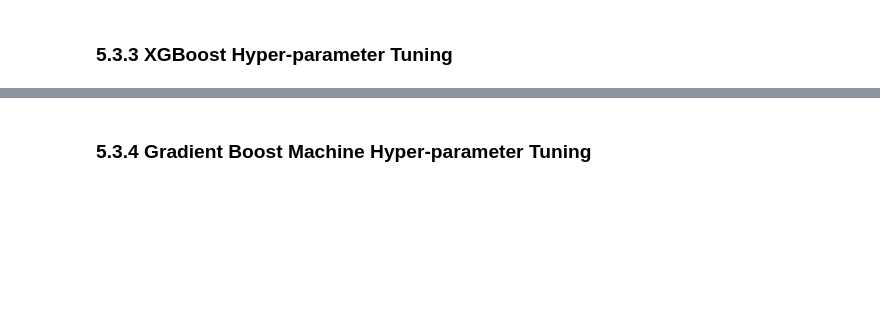
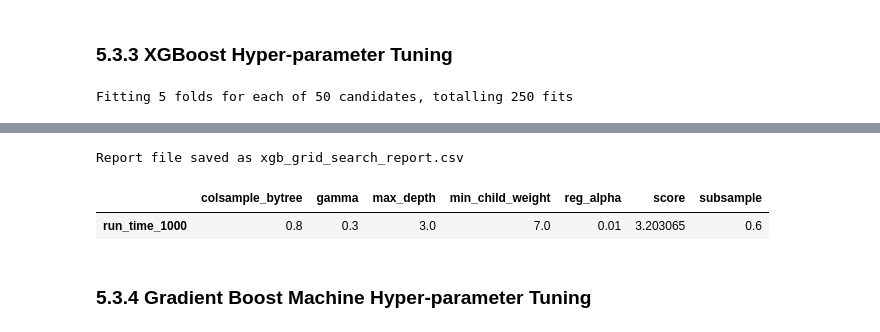
Before and after one commit to terryluzj/ba-fyp-sports-analytics, a Jupyter notebook: analysis/predictive/regression_models.ipynb, the cells around one changed output, grey strips where cells are left out. Saved outputs shown, nothing was run; the diff lists cells and outputs as text; code cells hidden in the pictures; blank space fills up the shorter version.

Commit message:
Changed the default iteration number for randomized grid search

```diff
--- a/analysis/predictive/regression_models.ipynb
+++ b/analysis/predictive/regression_models.ipynb
@@ -225,12 +272,14 @@ get_best_model(mc, 'rf', RandomForestRegressor, rf_tuned_params, n_jobs=-1, rand
 # %%
 xgb_tuned_params = {
     'max_depth': np.arange(3, 11, 2),
-    'subsample': np.arange(0.6, 1.1, 0.1),
+    'subsample': np.arange(0.6, 1.01, 0.1),
     'colsample_bytree': np.arange(0.6, 1.2, 0.2),
     'min_child_weight': np.arange(1, 11, 3),
-    'gamma': np.arange(0, 0.5, 1),
+    'gamma': np.arange(0, 0.5, 0.1),
     'reg_alpha': [0, 0.001, 0.01]
 }
 get_best_model(mc, 'xgb', XGBRegressor, xgb_tuned_params, n_jobs=-1, randomized=True,
                scoring=rmse_score, verbose=2,
                filter_func=lambda x: 'run_time_1000' in x)
+# %% [output]
+Fitting 5 folds for each of 50 candidates, totalling 250 fits
@@ -237,3 +289,6 @@ get_best_model(mc, 'xgb', XGBRegressor, xgb_tuned_params, n_jobs=-1, randomized=
+Report file saved as xgb_grid_search_report.csv
+|  | colsample_bytree | gamma | max_depth | min_child_weight | reg_alpha | score | subsample |
+| run_time_1000 | 0.8 | 0.3 | 3.0 | 7.0 | 0.01 | 3.203065 | 0.6 |
 # %% [markdown]
 ### 5.3.4 Gradient Boost Machine Hyper-parameter Tuning
 # %%
```
Also changed, not shown: parts of 11 cells of this notebook, 2 other files.
